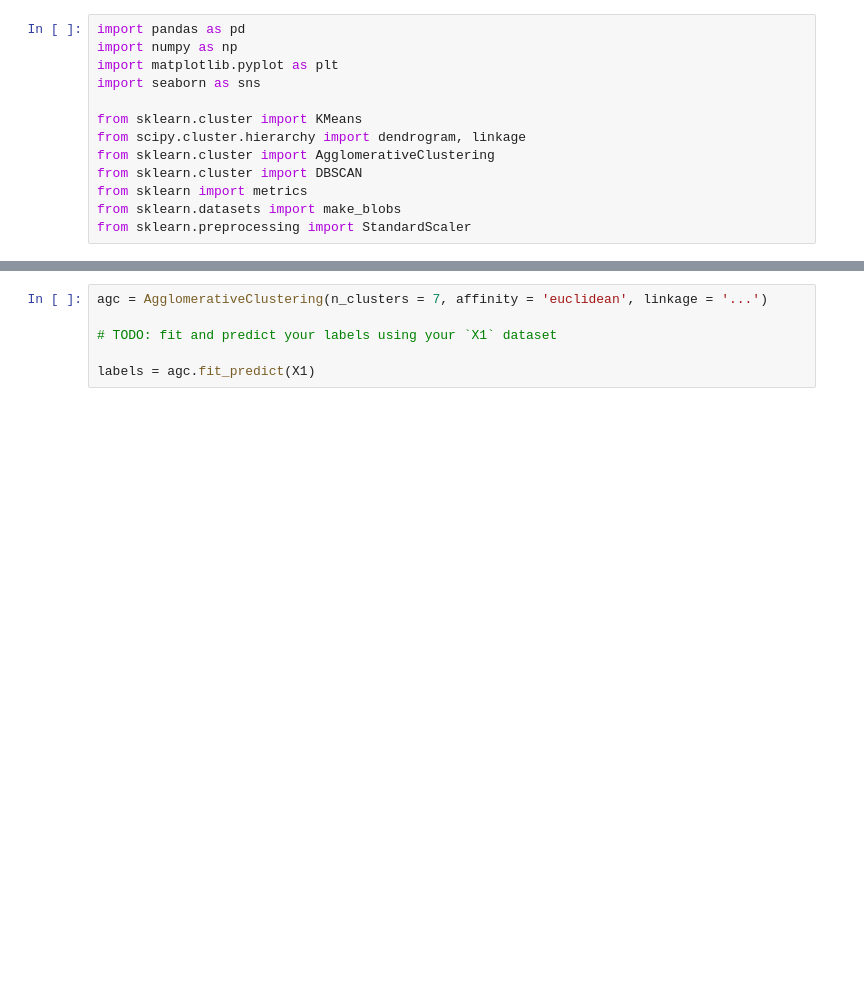
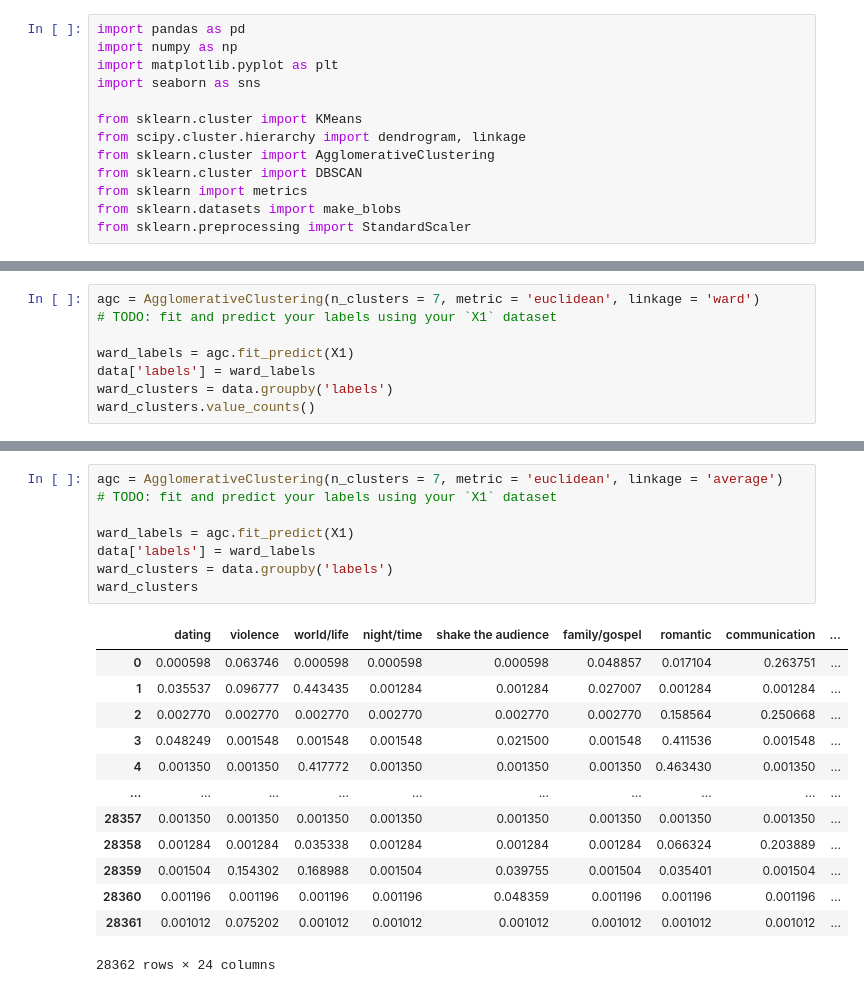
Before and after one commit to theslater11/MusicRecommendation, a Jupyter notebook: Models/Heirarchal.ipynb, the cells around one changed output, grey strips where cells are left out. Drawn from its saved outputs; the diff is of its cells as text; blank space fills up the shorter version.

```diff
--- a/Models/Heirarchal.ipynb
+++ b/Models/Heirarchal.ipynb
@@ -73,0 +72,8 @@ plt.show()
+# %%
+agc = AgglomerativeClustering(n_clusters = 7, metric = 'euclidean', linkage = 'ward')
+# TODO: fit and predict your labels using your `X1` dataset
+
+ward_labels = agc.fit_predict(X1)
+data['labels'] = ward_labels
+ward_clusters = data.groupby('labels')
+ward_clusters.value_counts()
@@ -74,6 +94,22 @@ plt.show()
 # %%
-agc = AgglomerativeClustering(n_clusters = 7, affinity = 'euclidean', linkage = '...')
-
+agc = AgglomerativeClustering(n_clusters = 7, metric = 'euclidean', linkage = 'average')
 # TODO: fit and predict your labels using your `X1` dataset
 
-labels = agc.fit_predict(X1)
+ward_labels = agc.fit_predict(X1)
+data['labels'] = ward_labels
+ward_clusters = data.groupby('labels')
+ward_clusters
+# %% [output]
+|  | dating | violence | world/life | night/time | shake the audience | family/gospel | romantic | communication | ... |
+| 0 | 0.000598 | 0.063746 | 0.000598 | 0.000598 | 0.000598 | 0.048857 | 0.017104 | 0.263751 | ... |
+| 1 | 0.035537 | 0.096777 | 0.443435 | 0.001284 | 0.001284 | 0.027007 | 0.001284 | 0.001284 | ... |
+| 2 | 0.002770 | 0.002770 | 0.002770 | 0.002770 | 0.002770 | 0.002770 | 0.158564 | 0.250668 | ... |
+| 3 | 0.048249 | 0.001548 | 0.001548 | 0.001548 | 0.021500 | 0.001548 | 0.411536 | 0.001548 | ... |
+| 4 | 0.001350 | 0.001350 | 0.417772 | 0.001350 | 0.001350 | 0.001350 | 0.463430 | 0.001350 | ... |
+| ... | ... | ... | ... | ... | ... | ... | ... | ... | ... |
+| 28357 | 0.001350 | 0.001350 | 0.001350 | 0.001350 | 0.001350 | 0.001350 | 0.001350 | 0.001350 | ... |
+| 28358 | 0.001284 | 0.001284 | 0.035338 | 0.001284 | 0.001284 | 0.001284 | 0.066324 | 0.203889 | ... |
+| 28359 | 0.001504 | 0.154302 | 0.168988 | 0.001504 | 0.039755 | 0.001504 | 0.035401 | 0.001504 | ... |
+| 28360 | 0.001196 | 0.001196 | 0.001196 | 0.001196 | 0.048359 | 0.001196 | 0.001196 | 0.001196 | ... |
+| 28361 | 0.001012 | 0.075202 | 0.001012 | 0.001012 | 0.001012 | 0.001012 | 0.001012 | 0.001012 | ... |
+28362 rows × 24 columns
```
Also changed, not shown: parts of 7 cells of this notebook, 3 other files.
